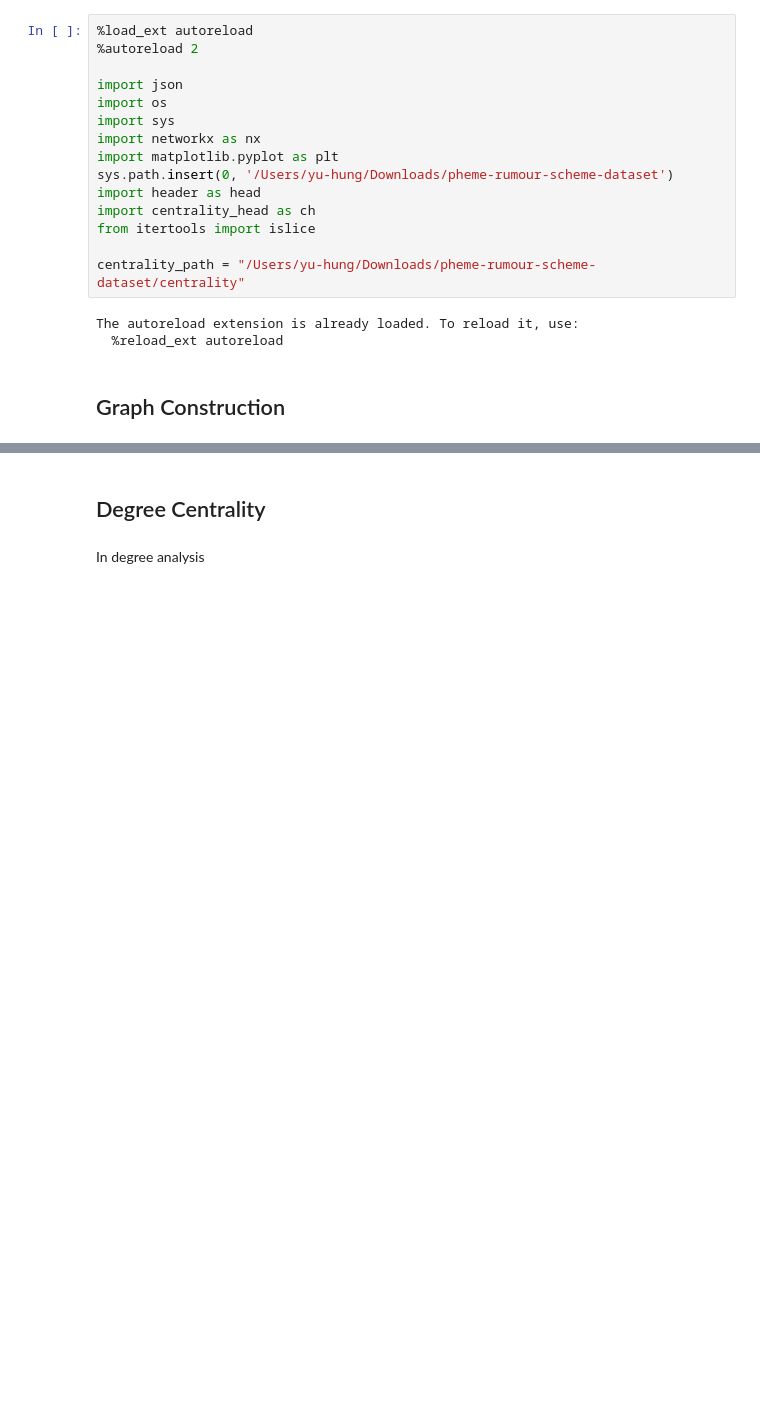
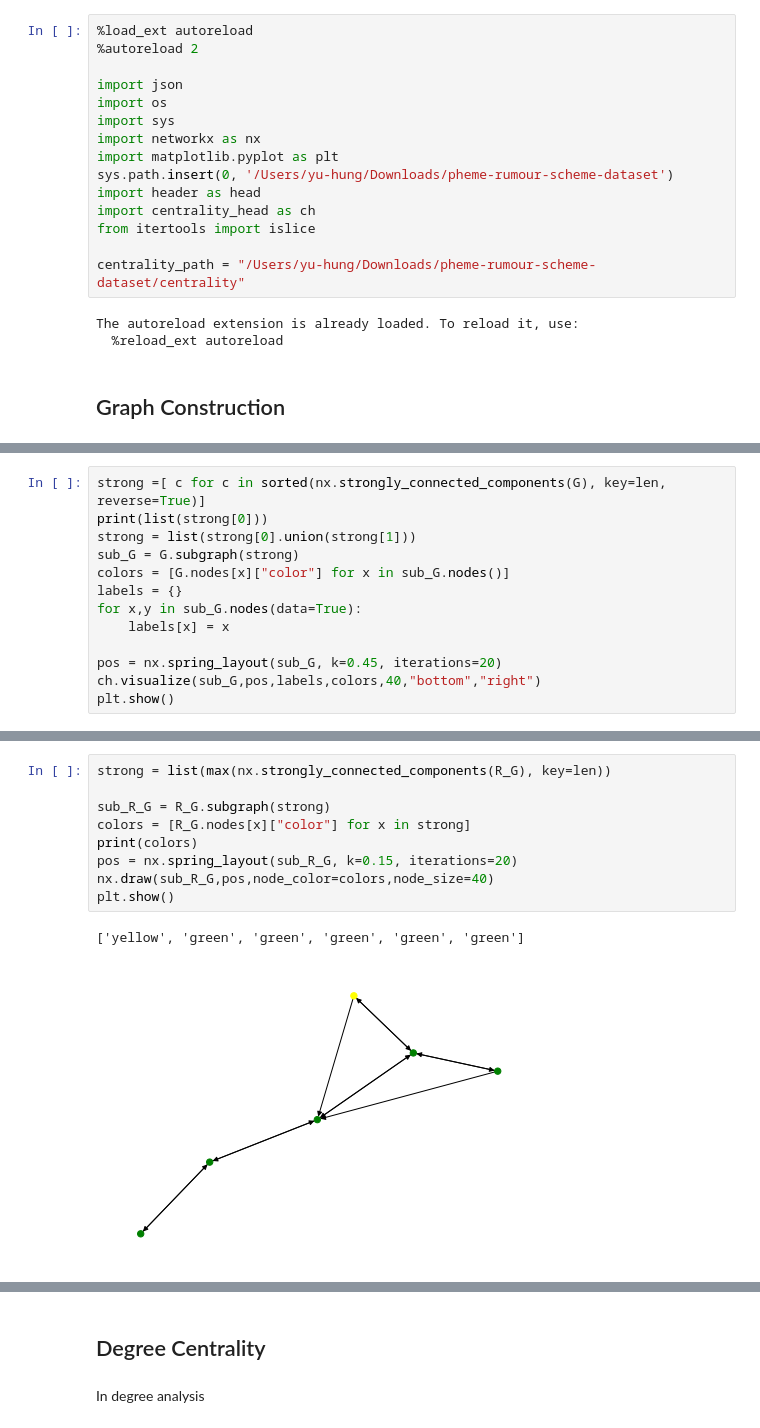
Before and after one commit to YuHung-Chiang/Network-Analysis, a Jupyter notebook: centrality/centrality.ipynb, the cells around one changed output, grey strips where cells are left out. Saved outputs shown, nothing was run; the diff lists cells and outputs as text; blank space fills up the shorter version.

```diff
--- a/centrality/centrality.ipynb
+++ b/centrality/centrality.ipynb
@@ -42,3 +63,16 @@ G = ch.makeDiGraph(node_relations,communities)
+# %%
+strong =[ c for c in sorted(nx.strongly_connected_components(G), key=len, reverse=True)]
+print(list(strong[0]))
+strong = list(strong[0].union(strong[1]))
+sub_G = G.subgraph(strong)
+colors = [G.nodes[x]["color"] for x in sub_G.nodes()]
+labels = {}
+for x,y in sub_G.nodes(data=True):
+    labels[x] = x
+
+pos = nx.spring_layout(sub_G, k=0.45, iterations=20)
+ch.visualize(sub_G,pos,labels,colors,40,"bottom","right")
+plt.show()
 # %%
 with open("/Users/yu-hung/Downloads/pheme-rumour-scheme-dataset/who_reacted_by_whom.json") as file:
     node_relations = json.load(file)
@@ -49,0 +94,12 @@ R_G = ch.makeDiGraph(node_relations,communities)
+# %%
+strong = list(max(nx.strongly_connected_components(R_G), key=len))
+
+sub_R_G = R_G.subgraph(strong)
+colors = [R_G.nodes[x]["color"] for x in strong]
+print(colors)
+pos = nx.spring_layout(sub_R_G, k=0.15, iterations=20)
+nx.draw(sub_R_G,pos,node_color=colors,node_size=40)
+plt.show()
+# %% [output]
+['yellow', 'green', 'green', 'green', 'green', 'green']
+[figure, added]
```
Also changed, not shown: parts of 15 cells of this notebook, 19 other files.
